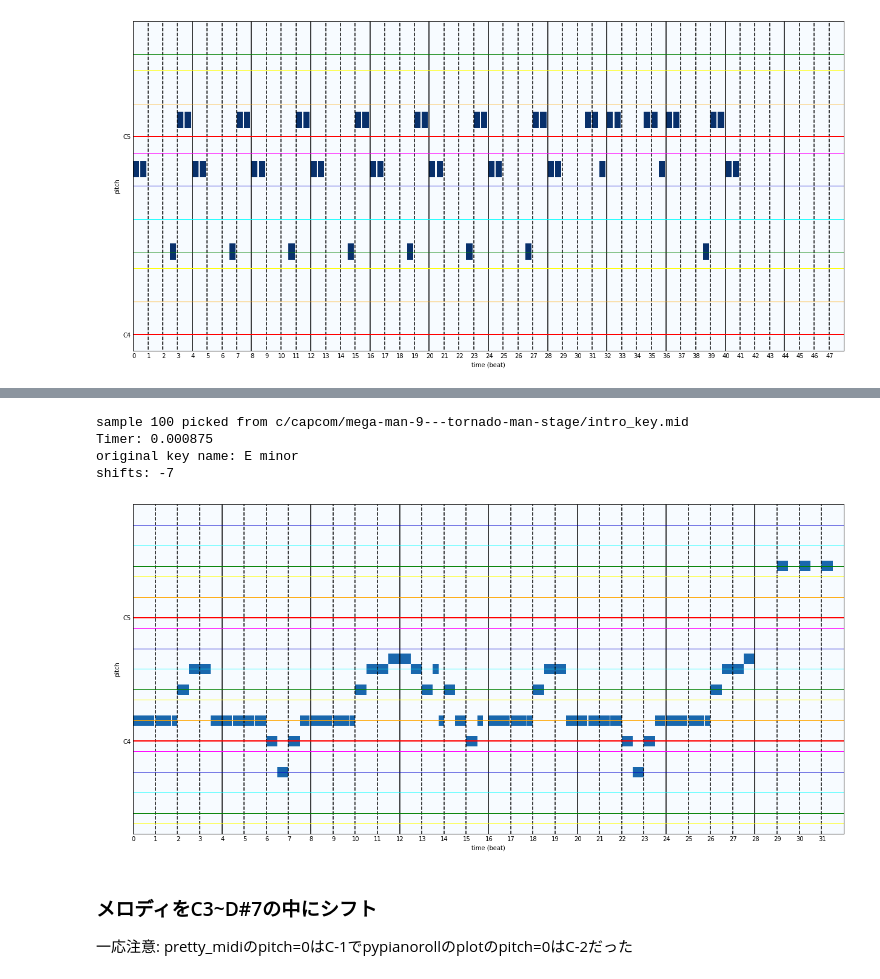
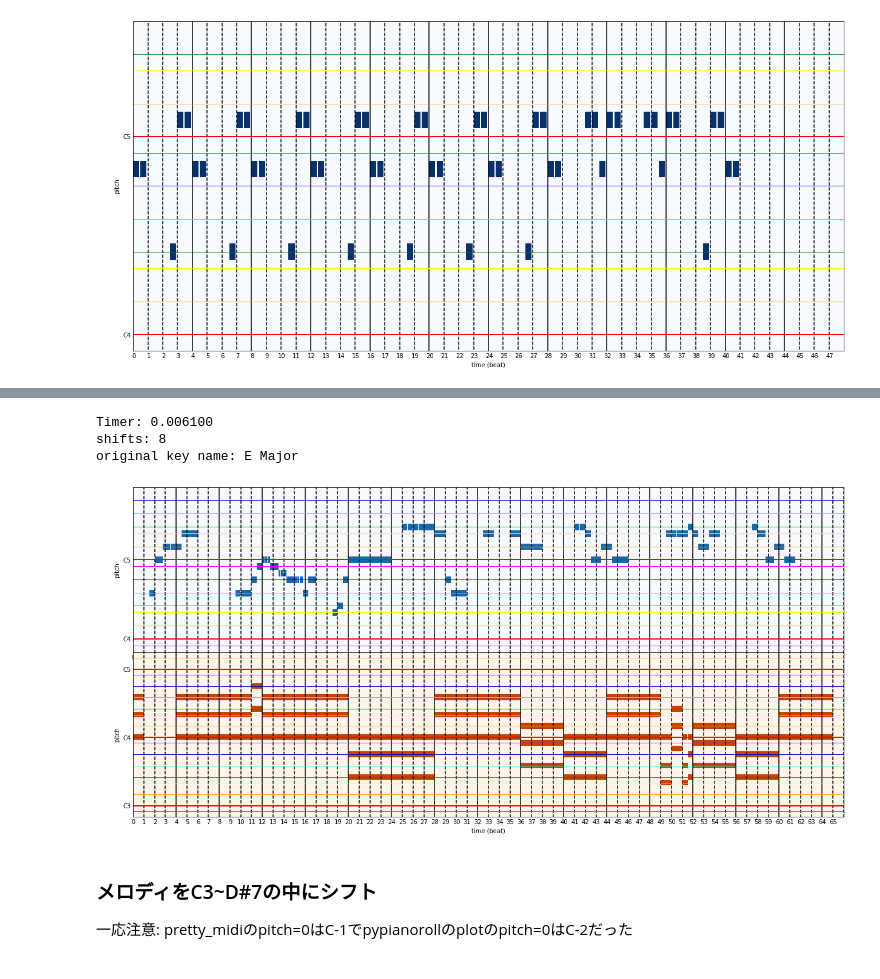
Before and after one commit to fuurin/midinet-followup, a Jupyter notebook: midinet_long_plane_chord_preparation.ipynb, the cells around one changed output, grey strips where cells are left out. Saved outputs shown, nothing was run; the diff lists cells and outputs as text; code cells hidden in the pictures.

```diff
--- a/midinet_long_plane_chord_preparation.ipynb
+++ b/midinet_long_plane_chord_preparation.ipynb
@@ -193,17 +193,18 @@ key_names_dict = {}
 for i, (name_s, name_f) in enumerate(zip(sharp_key_names, flat_key_names)):
     key_names_dict[name_s], key_names_dict[name_f] = i, i
 
-class TransposeMelody(Processor):
+class Transpose(Processor):
     """
     to_keyはメジャースケールにおける主音
     例えば to_key=0 のとき, C minor を渡せば A minor へトランスポーズする
     変更元のkeyを後で変更できるのでインスタンスを再生成しなくていい
     変換後シフト量が取得できるので，別のトラックのシフトに再利用できる
     """
-    def __init__(self, from_key_name="C Major", to_key=0, standard_pitch_range=[36,99]):
+    def __init__(self, from_key_name="C Major", to_key=0, standard_pitch_range=[36,99], transpose_chord=True):
         self.set_key(from_key_name, to_key)
         self.std_bottom, self.std_top = standard_pitch_range
         self.shift = None
+        self.transpose_chord = transpose_chord
 
     def set_key(self, key_name, to_key=0):
         key_name, mode = key_name.split(' ')
@@ -230,4 +231,16 @@ class TransposeMelody(Processor):
             transposed[:, lowest+shift:highest+shift+1] = nproll[:, lowest:highest+1]
             track.pianoroll = transposed
 
+        # コードのTranspose
+        if self.transpose_chord:
+            chord_nproll = ppr.tracks[1].pianoroll
+            transposed_chord = np.zeros_like(chord_nproll)
+            lowest, highest = self.get_active_range(chord_nproll)
+            transposed_chord[:, lowest+shift:highest+shift+1] = chord_nproll[:, lowest:highest+1]
+            ppr.tracks[1].pianoroll = transposed_chord
+
         return ppr, track
+# %%
+ppr, sr = get_sample(10, get_series=True)
+org_key = sr['estimated_key_signature']
+grid_plot(ppr)
@@ -234,20 +250,17 @@ class TransposeMelody(Processor):
 # %%
-ppr, sr = get_sample(100, get_series=True)
-org_key = sr['estimated_key_signature']
-transpose_melody = TransposeMelody(org_key)
+transpose = Transpose(org_key)
 
 with Timer():
-    ppr, track = transpose_melody(ppr, ppr.tracks[0])
+    ppr, track = transpose(ppr, ppr.tracks[0])
 
+print("shifts:", transpose.shift)
 print("original key name:", org_key)
-print("shifts:", transpose_melody.shift)
-grid_plot(ppr.tracks[0])
+grid_plot(ppr)
 # %% [output]
-sample 100 picked from c/capcom/mega-man-9---tornado-man-stage/intro_key.mid
-Timer: 0.000875
-original key name: E minor
-shifts: -7
+Timer: 0.006100
+shifts: 8
+original key name: E Major
-[figure, old version]
+[figure, new version]
 # %% [markdown]
 ### メロディをC3~D#7の中にシフト
 一応注意: pretty_midiのpitch=0はC-1でpypianorollのplotのpitch=0はC-2だった
```
Also changed, not shown: parts of 2 cells of this notebook, 2 other files.
